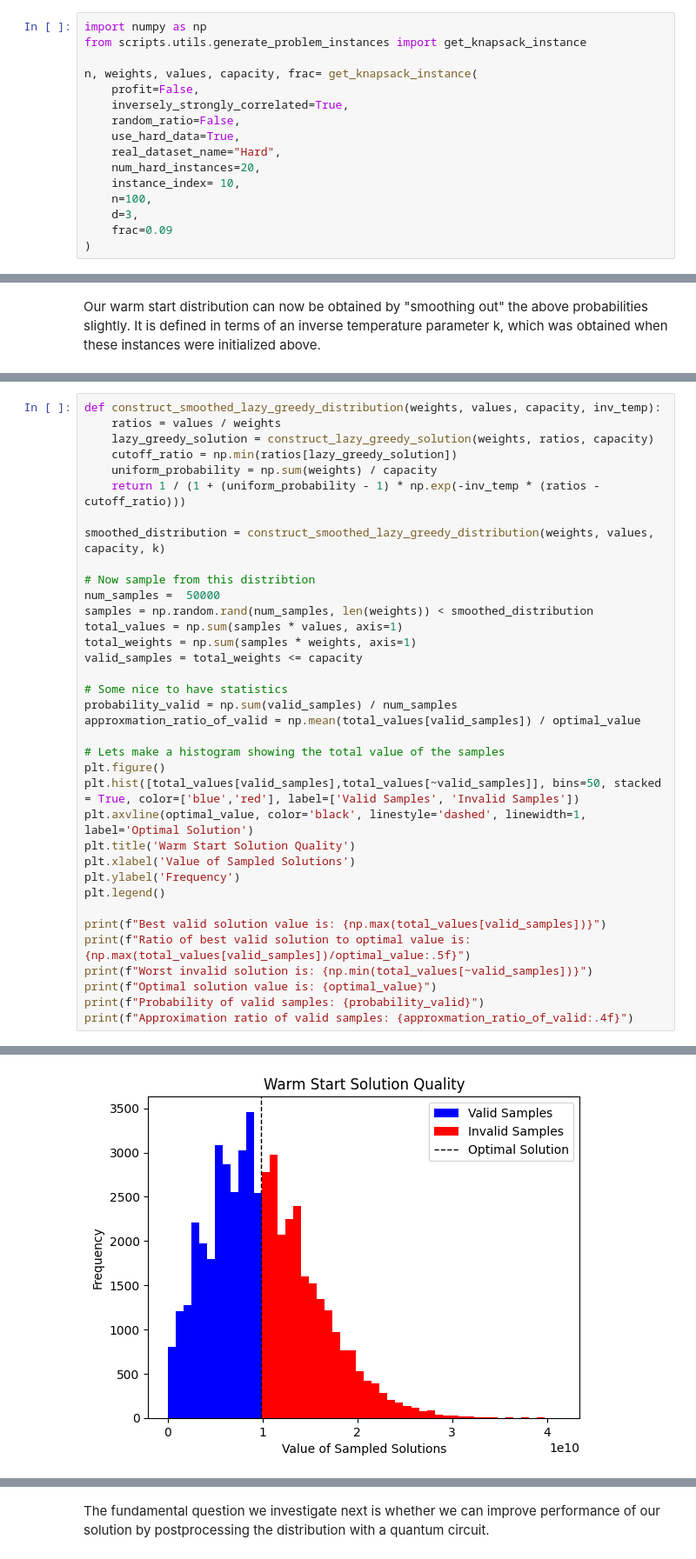
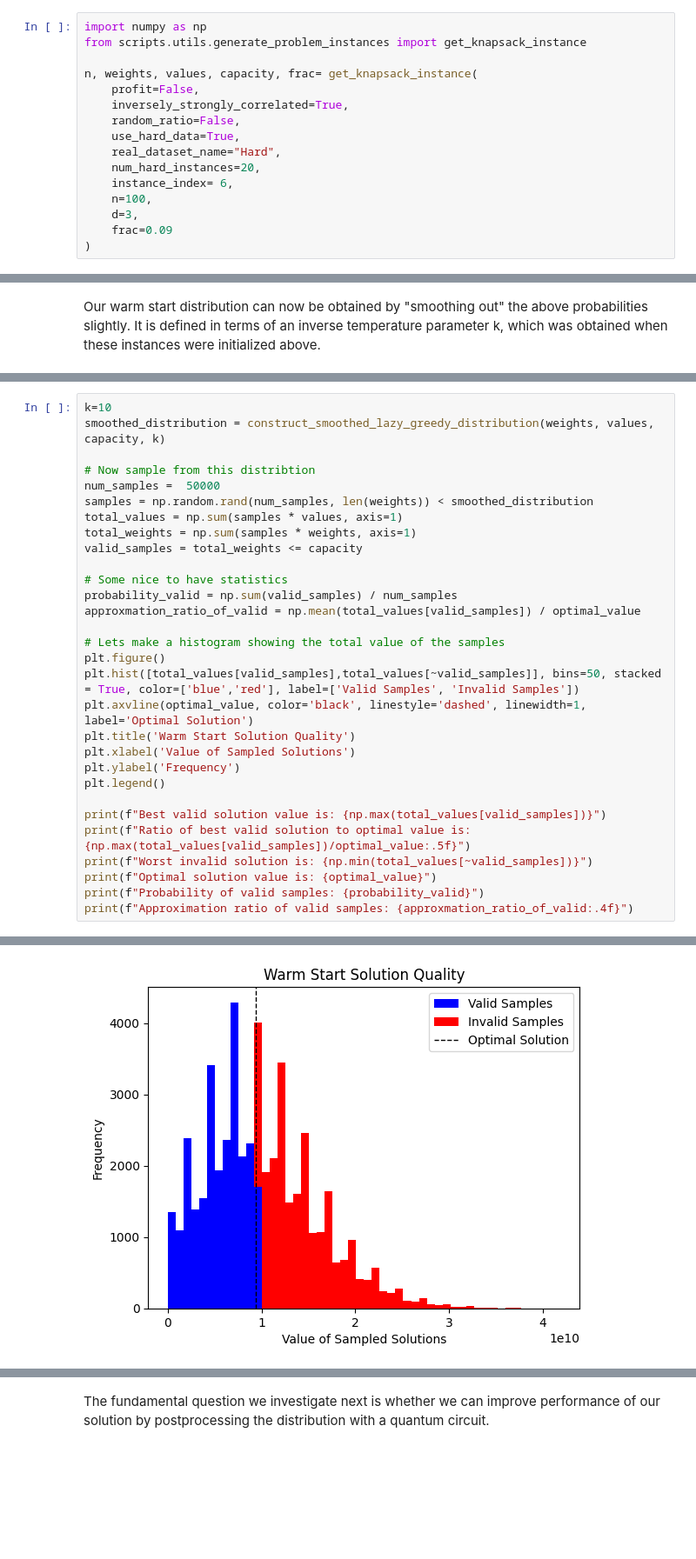
Before and after one commit to jhoule42/xQAOA_unit_commitment, a Jupyter notebook: demo.ipynb, the cells around one changed output, grey strips where cells are left out. Shown at 87% size. Saved outputs shown, nothing was run; the diff lists cells and outputs as text; blank space fills up the shorter version.

```diff
--- a/demo.ipynb
+++ b/demo.ipynb
@@ -62,7 +62,7 @@ n, weights, values, capacity, frac= get_knapsack_instance(
     use_hard_data=True,
     real_dataset_name="Hard",
     num_hard_instances=20,
-    instance_index= 10,
+    instance_index= 6,
     n=100,
     d=3,
     frac=0.09
@@ -311,11 +338,5 @@ Our warm start distribution can now be obtained by "smoothing out" the above pro
 # %%
-def construct_smoothed_lazy_greedy_distribution(weights, values, capacity, inv_temp):
-    ratios = values / weights
-    lazy_greedy_solution = construct_lazy_greedy_solution(weights, ratios, capacity)
-    cutoff_ratio = np.min(ratios[lazy_greedy_solution])
-    uniform_probability = np.sum(weights) / capacity
-    return 1 / (1 + (uniform_probability - 1) * np.exp(-inv_temp * (ratios - cutoff_ratio)))
-
+k=10
 smoothed_distribution = construct_smoothed_lazy_greedy_distribution(weights, values, capacity, k)
 
 # Now sample from this distribtion
@@ -354,4 +375,4 @@ Approximation ratio of valid samples: 0.5945
-[figure, old version]
+[figure, new version]
 # %%
 print(f'Note that here, the value of k that was used was k={k}')
 # %% [output]
```
Also changed, not shown: parts of 21 cells of this notebook.
